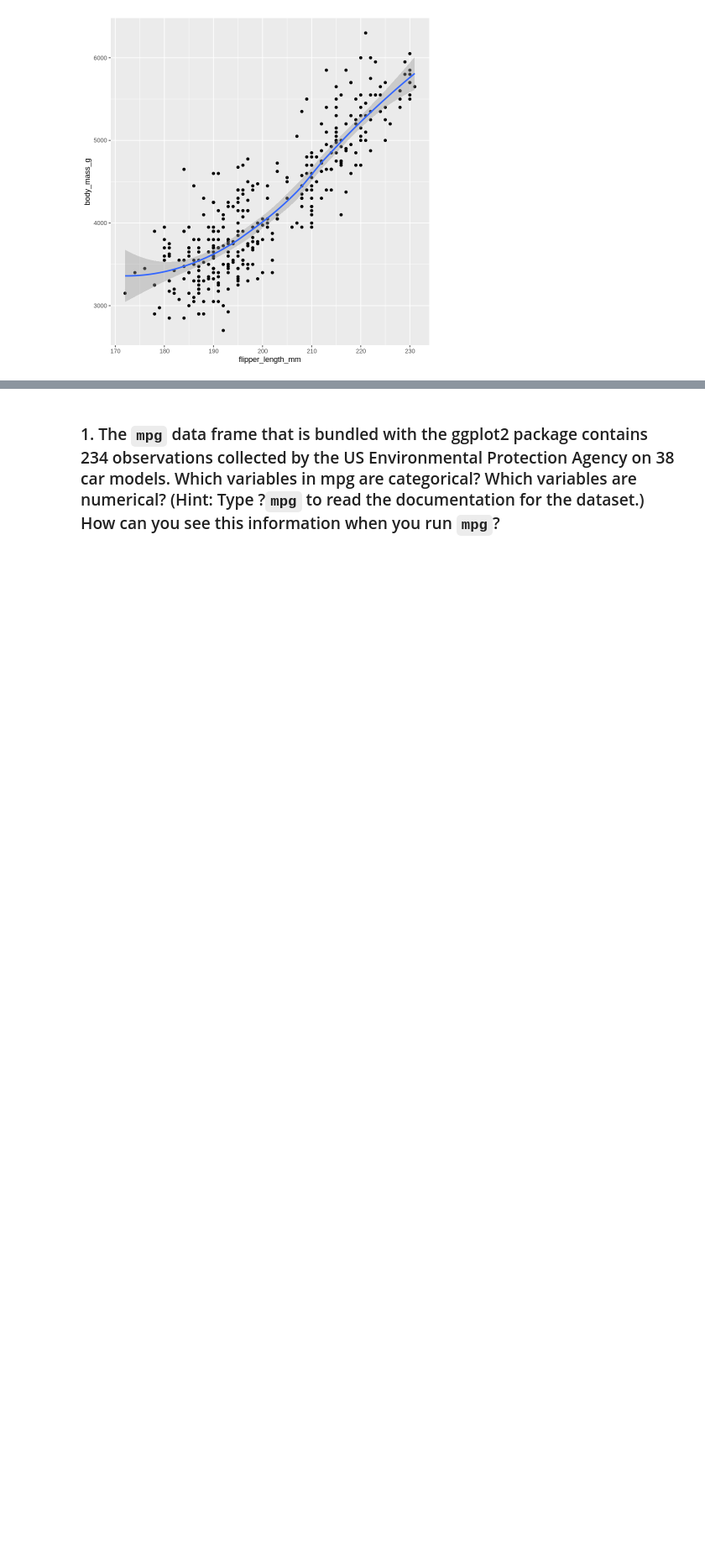
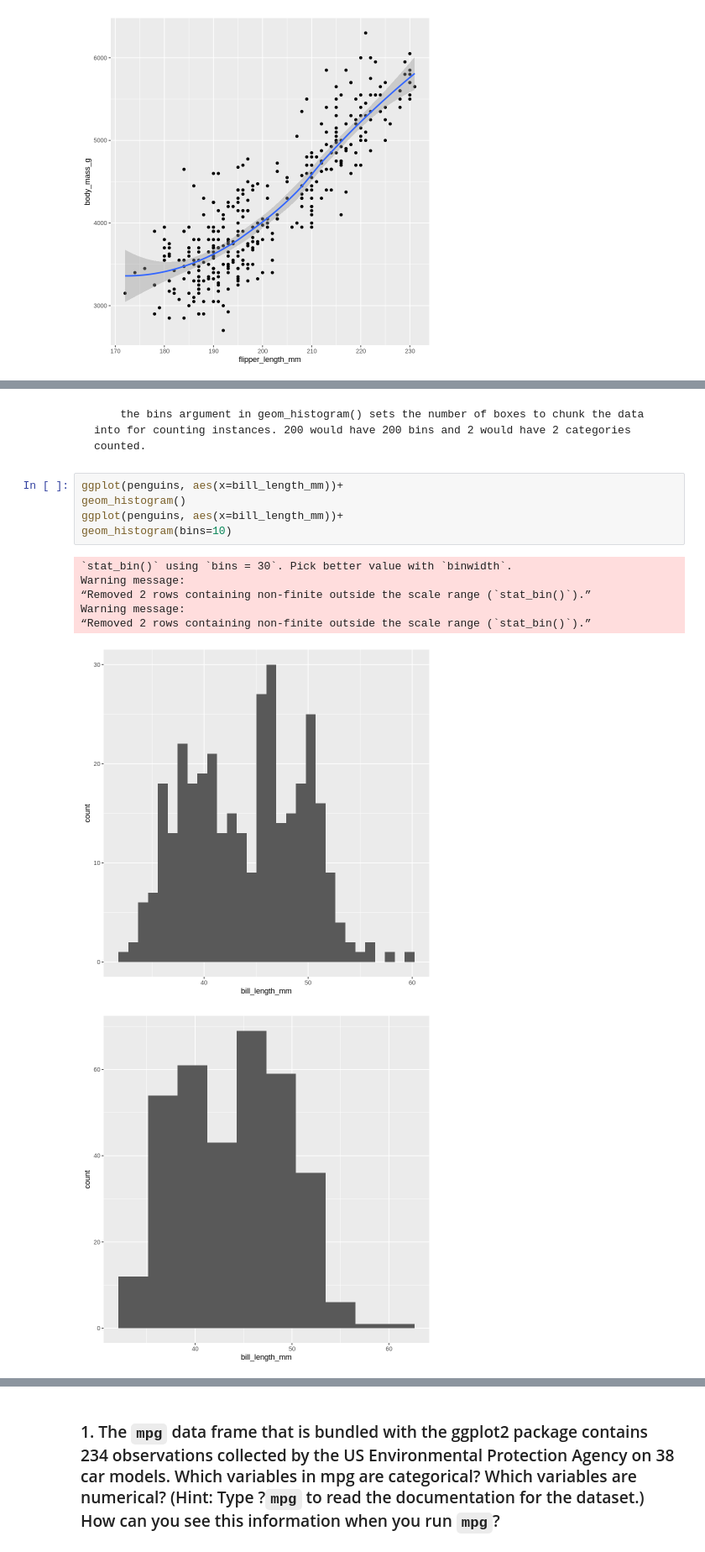
Before and after one commit to Mccallke0364/Learning-R, a Jupyter notebook: Week_1.ipynb, the cells around one changed output, grey strips where cells are left out. Shown at 84% size. Cells and saved outputs as stored; diff of their text form; blank space fills up the shorter version.

```diff
--- a/Week_1.ipynb
+++ b/Week_1.ipynb
@@ -324 +330,16 @@ Warning message:
+# %% [markdown]
+        the bins argument in geom_histogram() sets the number of boxes to chunk the data into for counting instances. 200 would have 200 bins and 2 would have 2 categories counted.
+# %%
+ggplot(penguins, aes(x=bill_length_mm))+
+geom_histogram()
+ggplot(penguins, aes(x=bill_length_mm))+
+geom_histogram(bins=10)
+# %% [output]
+`stat_bin()` using `bins = 30`. Pick better value with `binwidth`.
+Warning message:
+“Removed 2 rows containing non-finite outside the scale range (`stat_bin()`).”
+Warning message:
+“Removed 2 rows containing non-finite outside the scale range (`stat_bin()`).”
+[figure, added]
+[figure, added]
 # %% [markdown]
```
Also changed, not shown: parts of 47 cells of this notebook, 3 other files.
